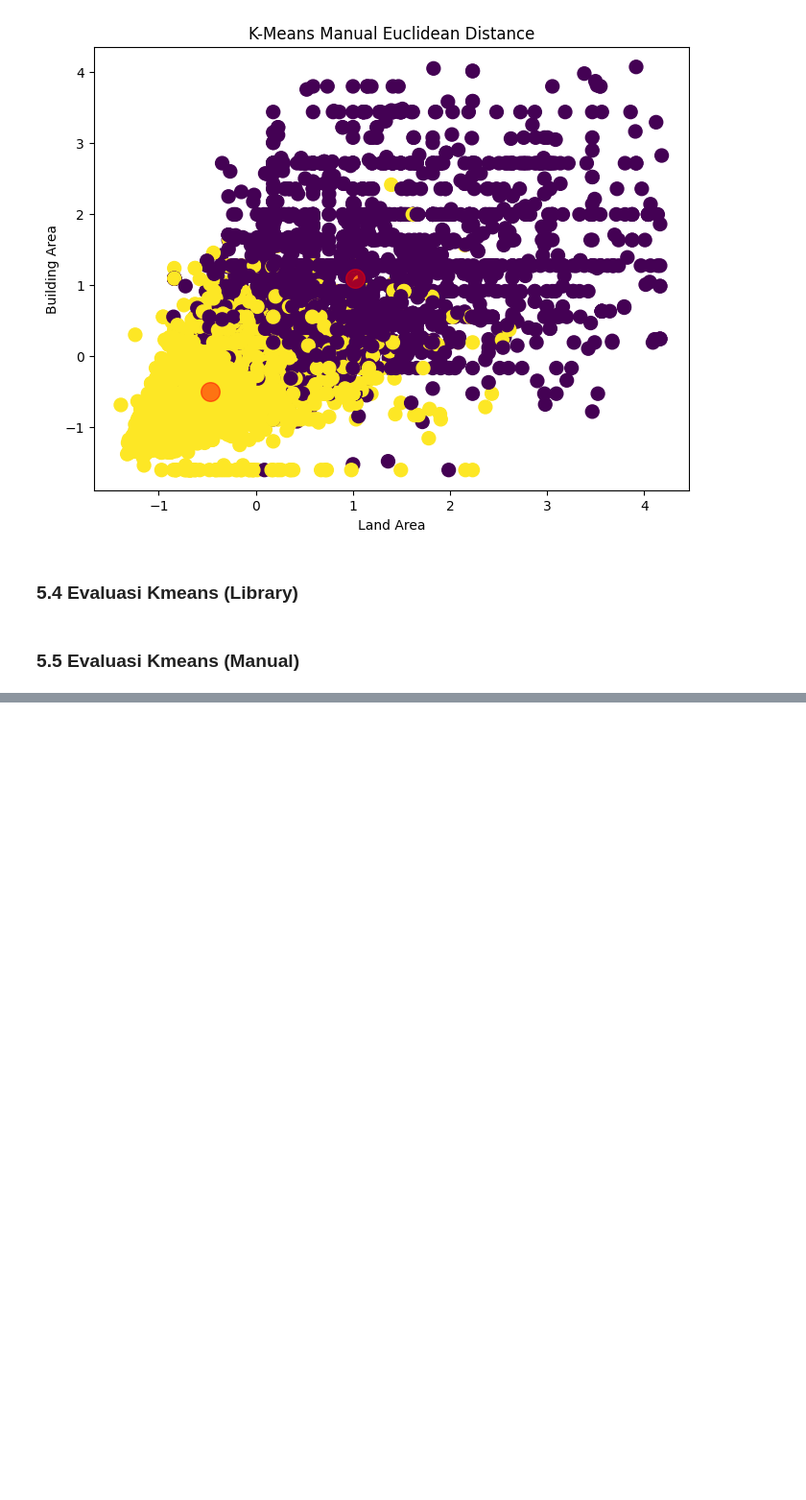
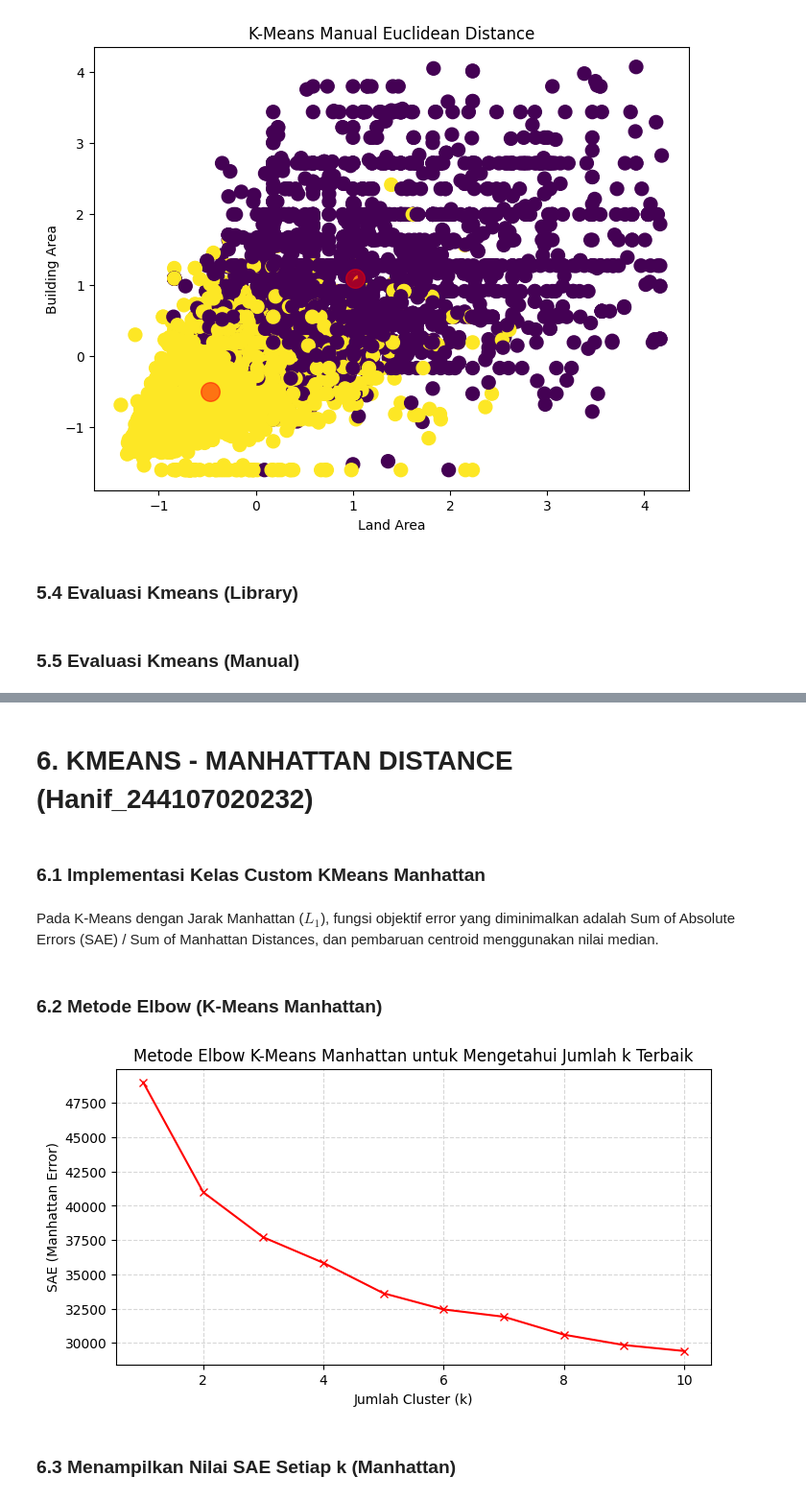
Before and after one commit to nurilhuda05/Pembelajaran_Mesin_2026, a Jupyter notebook: Kuis1_PembelajaranMesin_Muhammad Nuril Huda.ipynb, the cells around one changed output, grey strips where cells are left out. Shown at 96% size. Cells and saved outputs as stored; diff of their text form; code cells hidden in the pictures; blank space fills up the shorter version.

Commit message:
Menambahkan Kmeans Manhattan, Kmeans Cosine, dan DBSCAN Euclidean Distance

```diff
--- a/Kuis1_PembelajaranMesin_Muhammad Nuril Huda.ipynb
+++ b/Kuis1_PembelajaranMesin_Muhammad Nuril Huda.ipynb
@@ -737,0 +741,6 @@ K-Means Library    0.272434 1.545718 2902.126109        0.008649           7 469
+# %% [markdown]
+# **6. KMEANS - MANHATTAN DISTANCE (Hanif_244107020232)**
+# %% [markdown]
+### **6.1 Implementasi Kelas Custom KMeans Manhattan**
+# %% [markdown]
+Pada K-Means dengan Jarak Manhattan ($L_1$), fungsi objektif error yang diminimalkan adalah Sum of Absolute Errors (SAE) / Sum of Manhattan Distances, dan pembaruan centroid menggunakan nilai median.
@@ -737,0 +784,26 @@ K-Means Library    0.272434 1.545718 2902.126109        0.008649           7 469
+# %% [markdown]
+### **6.2 Metode Elbow (K-Means Manhattan)**
+# %%
+X = df.values
+
+# List nilai SAE (Sum of Absolute Errors)
+sae_manhattan = []
+K = range(1, 11)
+
+for k in K:
+    kmean_m = KMeansManhattan(n_clusters=k, random_state=42)
+    kmean_m.fit(X)
+    sae_manhattan.append(kmean_m.inertia_)
+
+# Plotting Elbow
+plt.figure(figsize=(8, 4))
+plt.plot(K, sae_manhattan, 'rx-')
+plt.xlabel('Jumlah Cluster (k)')
+plt.ylabel('SAE (Manhattan Error)')
+plt.title('Metode Elbow K-Means Manhattan untuk Mengetahui Jumlah k Terbaik')
+plt.grid(True, linestyle='--', alpha=0.5)
+plt.show()
+# %% [output]
+[figure, added]
+# %% [markdown]
+### **6.3 Menampilkan Nilai SAE Setiap k (Manhattan)**
```
Also changed, not shown: parts of 55 cells of this notebook.
